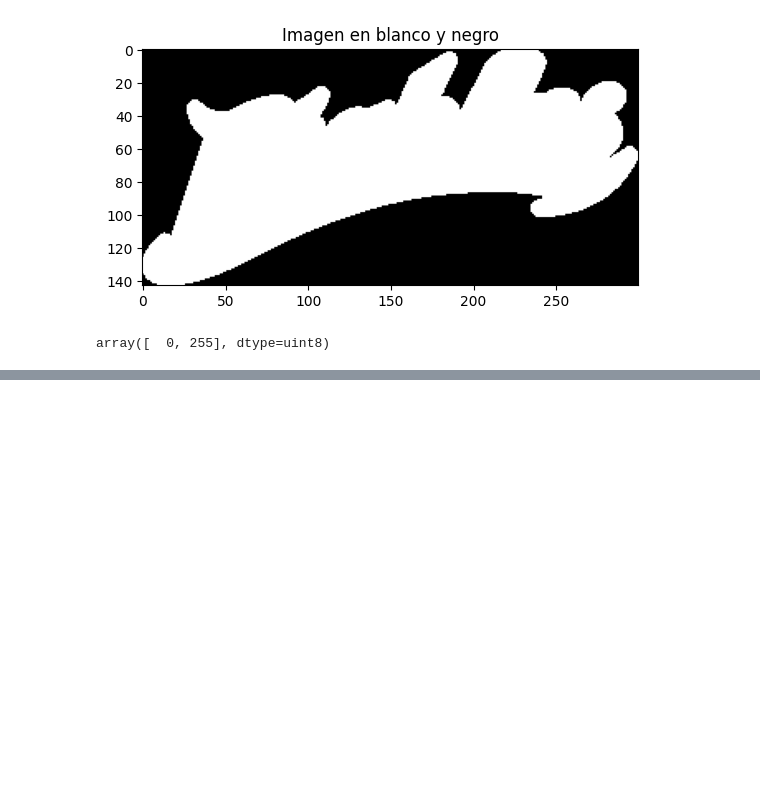
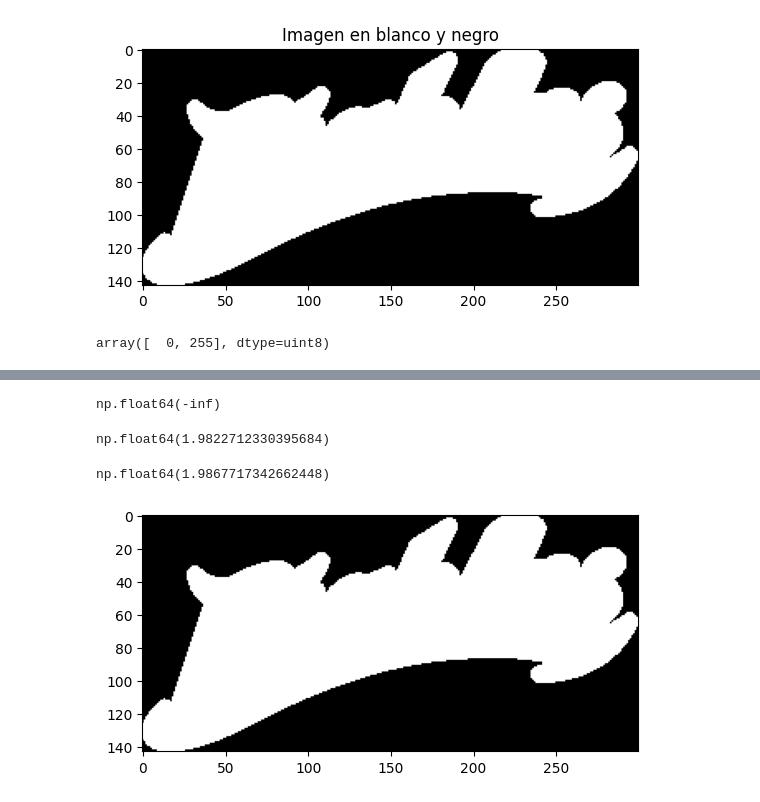
Before and after one commit to mikecr96/PDI-Ago-Dic25-GpoB, a Jupyter notebook: Semana IV/transformaciones1.ipynb, the cells around one changed output, grey strips where cells are left out. Drawn from its saved outputs; the diff is of its cells as text; code cells hidden in the pictures; blank space fills up the shorter version.

```diff
--- a/Semana IV/transformaciones1.ipynb
+++ b/Semana IV/transformaciones1.ipynb
@@ -126,0 +179,24 @@ array([  0, 255], dtype=uint8)
+# %%
+np.log10(0)
+# %% [output]
+np.float64(-inf)
+# %%
+np.log10(96)
+# %% [output]
+np.float64(1.9822712330395684)
+# %%
+np.log10(97)
+# %% [output]
+np.float64(1.9867717342662448)
+# %%
+# logo_diablos_negative = logo_diablos_gray.copy()
+logo_diablos_log = np.zeros(logo_diablos_gray.shape, dtype=np.uint8)
+
+for x in range(num_filas):
+    for y in range(num_columnas):
+        logo_diablos_log[x, y] = np.log10(logo_diablos_gray[x, y] + 1)
+# %%
+plt.imshow(logo_diablos_log, cmap="gray")
+plt.show()
+# %% [output]
+[figure, added]
```
Also changed, not shown: parts of 20 cells of this notebook.
